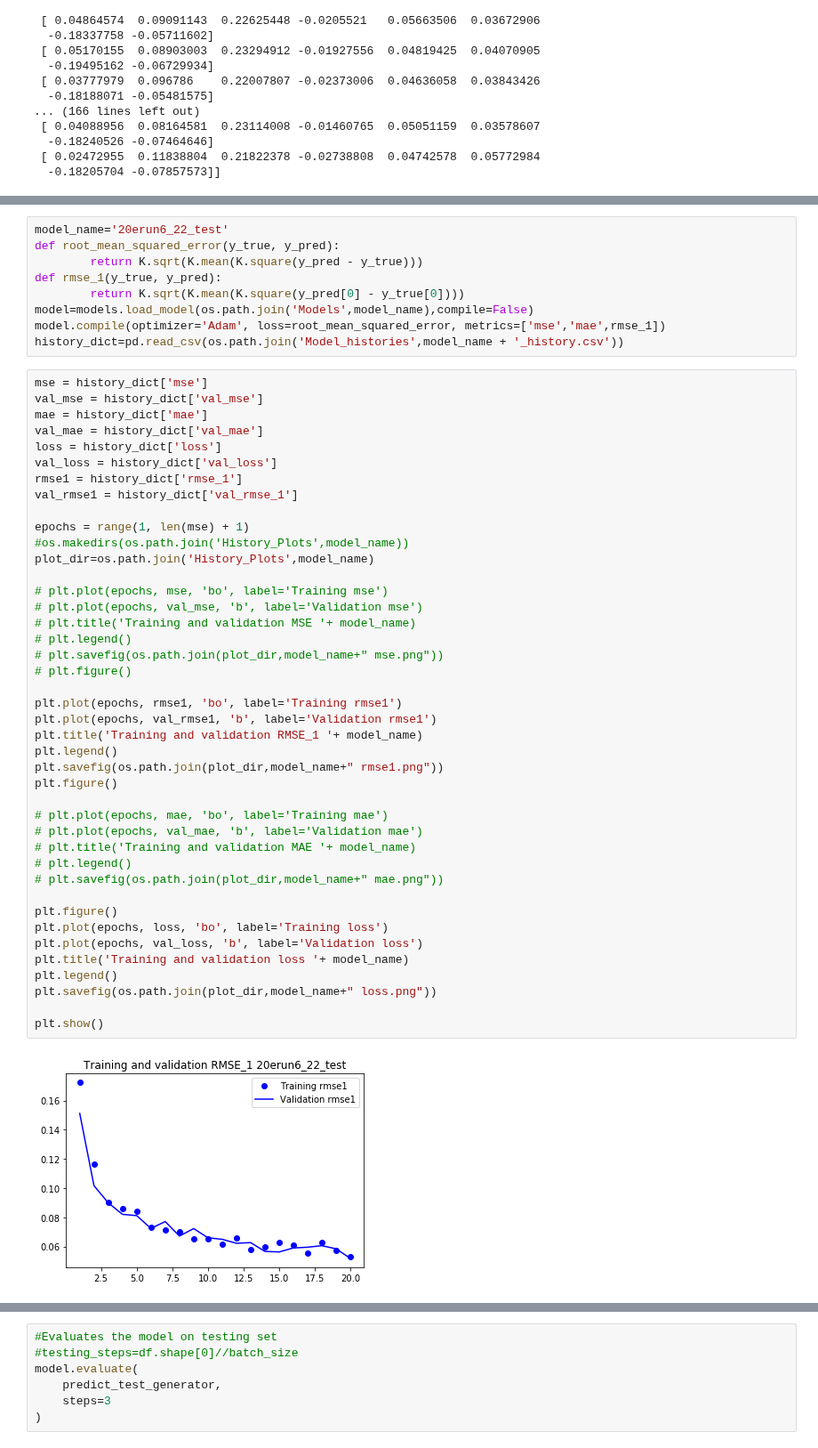
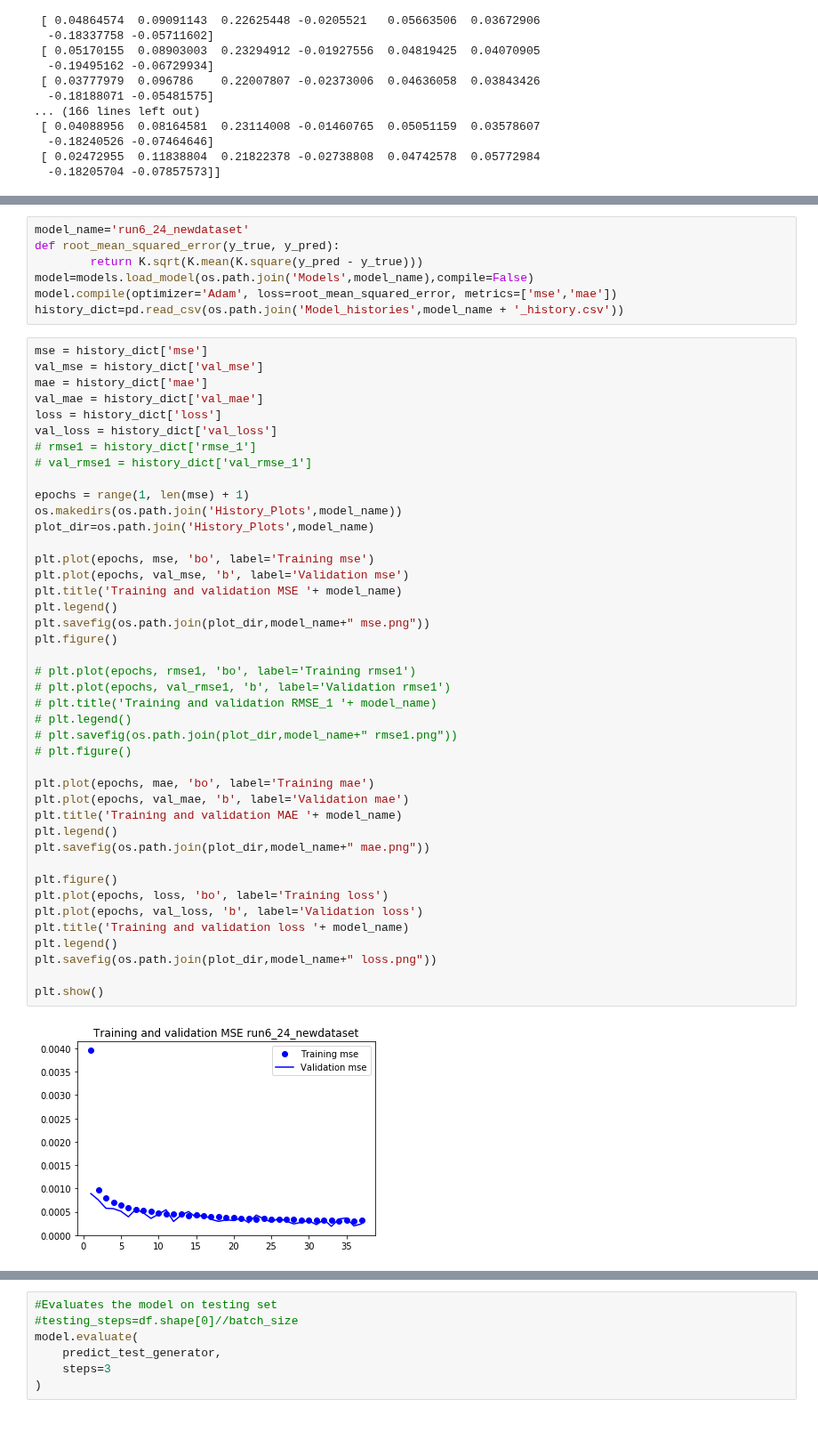
Before and after one commit to DanielMGlazer/HexogonalMLProject, a Jupyter notebook: Hexogonal_Model_Training.ipynb, the cells around one changed output, grey strips where cells are left out. Shown at 89% size. Saved outputs shown, nothing was run; the diff lists cells and outputs as text.

```diff
--- a/Hexogonal_Model_Training.ipynb
+++ b/Hexogonal_Model_Training.ipynb
@@ -309,53 +309,51 @@ INFO:tensorflow:Assets written to: Models\20erun6_22_test\assets
 # %%
-model_name='20erun6_22_test'
+model_name='run6_24_newdataset'
 def root_mean_squared_error(y_true, y_pred):
         return K.sqrt(K.mean(K.square(y_pred - y_true)))
-def rmse_1(y_true, y_pred):
-        return K.sqrt(K.mean(K.square(y_pred[0] - y_true[0])))
 model=models.load_model(os.path.join('Models',model_name),compile=False)
-model.compile(optimizer='Adam', loss=root_mean_squared_error, metrics=['mse','mae',rmse_1])
+model.compile(optimizer='Adam', loss=root_mean_squared_error, metrics=['mse','mae'])
 history_dict=pd.read_csv(os.path.join('Model_histories',model_name + '_history.csv'))
 # %%
 mse = history_dict['mse']
 val_mse = history_dict['val_mse']
 mae = history_dict['mae']
 val_mae = history_dict['val_mae']
 loss = history_dict['loss']
 val_loss = history_dict['val_loss']
-rmse1 = history_dict['rmse_1']
-val_rmse1 = history_dict['val_rmse_1']
+# rmse1 = history_dict['rmse_1']
+# val_rmse1 = history_dict['val_rmse_1']
 
 epochs = range(1, len(mse) + 1)
-#os.makedirs(os.path.join('History_Plots',model_name))
+os.makedirs(os.path.join('History_Plots',model_name))
 plot_dir=os.path.join('History_Plots',model_name)
 
-# plt.plot(epochs, mse, 'bo', label='Training mse')
-# plt.plot(epochs, val_mse, 'b', label='Validation mse')
-# plt.title('Training and validation MSE '+ model_name)
+plt.plot(epochs, mse, 'bo', label='Training mse')
+plt.plot(epochs, val_mse, 'b', label='Validation mse')
+plt.title('Training and validation MSE '+ model_name)
+plt.legend()
+plt.savefig(os.path.join(plot_dir,model_name+" mse.png"))
+plt.figure()
+
+# plt.plot(epochs, rmse1, 'bo', label='Training rmse1')
+# plt.plot(epochs, val_rmse1, 'b', label='Validation rmse1')
+# plt.title('Training and validation RMSE_1 '+ model_name)
 # plt.legend()
-# plt.savefig(os.path.join(plot_dir,model_name+" mse.png"))
+# plt.savefig(os.path.join(plot_dir,model_name+" rmse1.png"))
 # plt.figure()
 
-plt.plot(epochs, rmse1, 'bo', label='Training rmse1')
-plt.plot(epochs, val_rmse1, 'b', label='Validation rmse1')
-plt.title('Training and validation RMSE_1 '+ model_name)
+plt.plot(epochs, mae, 'bo', label='Training mae')
+plt.plot(epochs, val_mae, 'b', label='Validation mae')
+plt.title('Training and validation MAE '+ model_name)
 plt.legend()
-plt.savefig(os.path.join(plot_dir,model_name+" rmse1.png"))
-plt.figure()
-
-# plt.plot(epochs, mae, 'bo', label='Training mae')
-# plt.plot(epochs, val_mae, 'b', label='Validation mae')
-# plt.title('Training and validation MAE '+ model_name)
-# plt.legend()
-# plt.savefig(os.path.join(plot_dir,model_name+" mae.png"))
+plt.savefig(os.path.join(plot_dir,model_name+" mae.png"))
 
 plt.figure()
 plt.plot(epochs, loss, 'bo', label='Training loss')
 plt.plot(epochs, val_loss, 'b', label='Validation loss')
 plt.title('Training and validation loss '+ model_name)
 plt.legend()
 plt.savefig(os.path.join(plot_dir,model_name+" loss.png"))
 
 plt.show()
 # %% [output]
-[figure, old version]
+[figure, new version]
```
Also changed, not shown: parts of 6 cells of this notebook, 32 other files.
